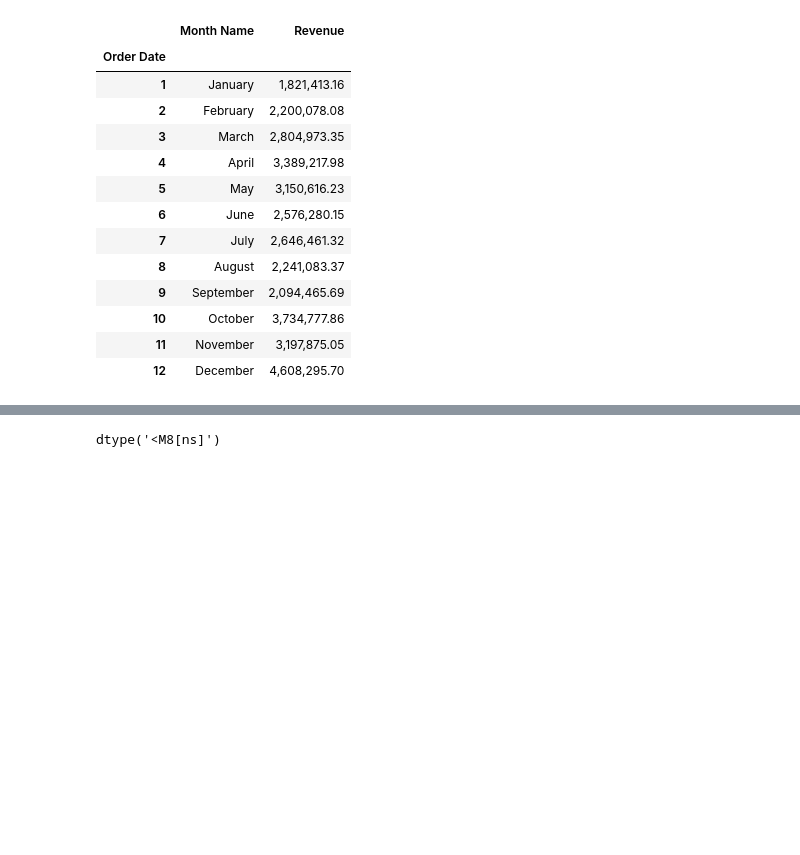
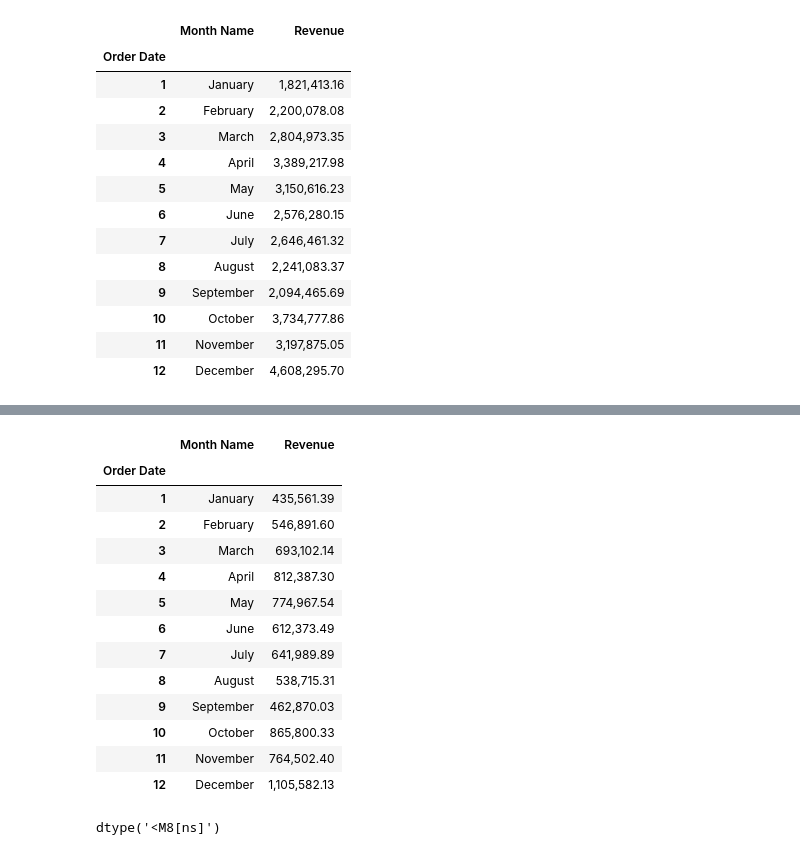
Before and after one commit to Saminyead/Location-wise-Sales-Data-from-Non-uniform-Address-Formats, a Jupyter notebook: Comparing_to_public_dataset_only_relevant.ipynb, the cells around one changed output, grey strips where cells are left out. Drawn from its saved outputs; the diff is of its cells as text; code cells hidden in the pictures; blank space fills up the shorter version.

```diff
--- a/Comparing_to_public_dataset_only_relevant.ipynb
+++ b/Comparing_to_public_dataset_only_relevant.ipynb
@@ -493,3 +509,27 @@ san_francisco_sale_by_month.plot(kind='bar',color='#4595DF')
+# %%
+# sales_data_cities_zip.groupby(['City','Order Date']).sum()['Revenue']
+month_number = all_months_sales['Order Date'].dt.month
+test_df = sales_data_cities_zip.groupby(['City',month_number]).sum()['Revenue']
+test_df = pd.DataFrame(test_df)
+sf_sale = test_df.loc['San Francisco CA']
+sf_sale.insert(0,'Month Name',sf_sale.index)
+sf_sale['Month Name'] = pd.to_datetime(sf_sale['Month Name'], format='%m').dt.month_name()
+sf_sale
+# %% [output]
+|  | Month Name | Revenue |
+| Order Date |  |  |
+| 1 | January | 435,561.39 |
+| 2 | February | 546,891.60 |
+| 3 | March | 693,102.14 |
+| 4 | April | 812,387.30 |
+| 5 | May | 774,967.54 |
+| 6 | June | 612,373.49 |
+| 7 | July | 641,989.89 |
+| 8 | August | 538,715.31 |
+| 9 | September | 462,870.03 |
+| 10 | October | 865,800.33 |
+| 11 | November | 764,502.40 |
+| 12 | December | 1,105,582.13 |
 # %%
 all_sales_revenue_month_exp = all_months_sales.groupby(all_months_sales['Order Date'].dt.month_name()).sum()['Revenue']
 all_sales_revenue_month_exp.index = all_months_sales['Order Date'].dt.month.unique()
```
Also changed, not shown: parts of 3 cells of this notebook.
